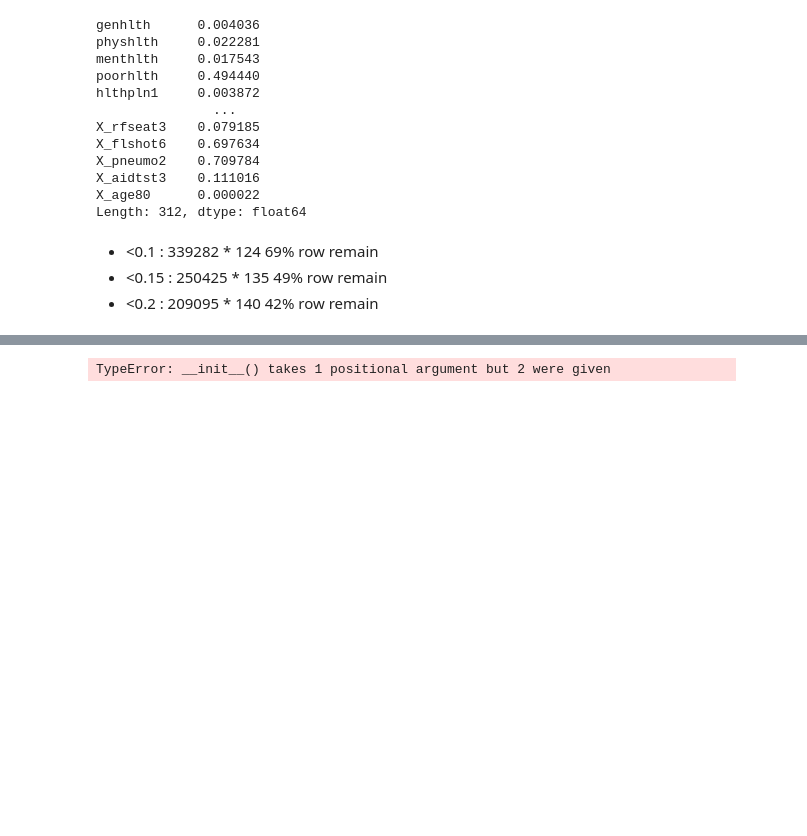
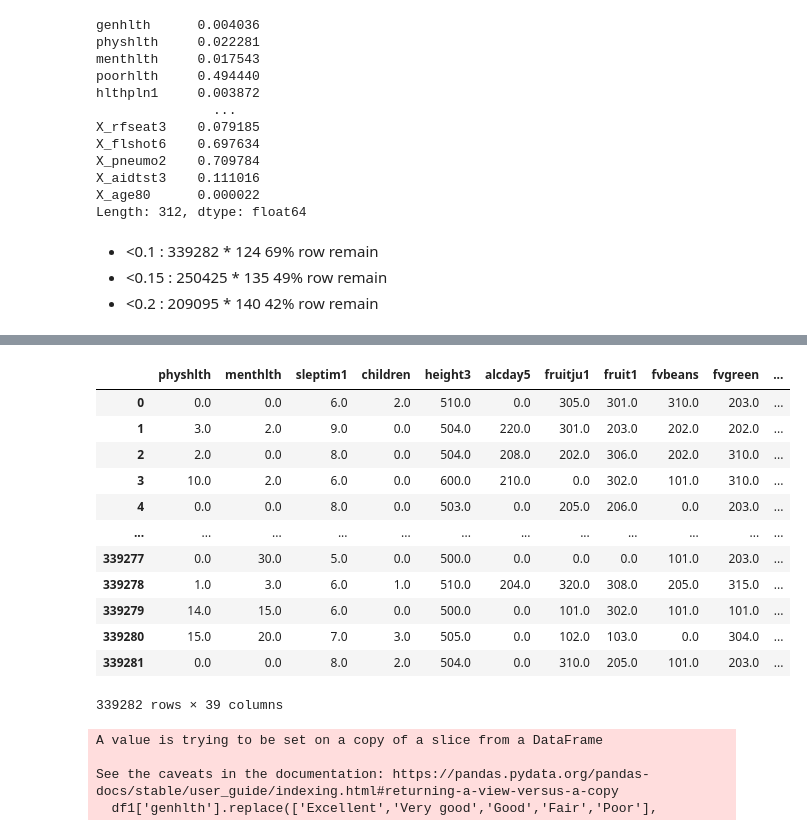
Before and after one commit to alicewuhhh/Health-Survey-Risk-Factors, a Jupyter notebook: Final_Project_Health_Survey_Risk.ipynb, the cells around one changed output, grey strips where cells are left out. Cells and saved outputs as stored; diff of their text form; code cells hidden in the pictures; blank space fills up the shorter version.

```diff
--- a/Final_Project_Health_Survey_Risk.ipynb
+++ b/Final_Project_Health_Survey_Risk.ipynb
@@ -61,2 +82,2 @@ See the caveats in the documentation: https://pandas.pydata.org/pandas-docs/stab
 # %%
-df1.reset_index(inplace=True)
+df1.columns[df1.stack().str.contains('Yes').any(level=1)]
@@ -63,4 +93,27 @@ df1.reset_index(inplace=True)
+# %%
+numerics = ['int16', 'int32', 'int64', 'float16', 'float32', 'float64']
+df1.select_dtypes(include=numerics)
+# %% [output]
+|  | physhlth | menthlth | sleptim1 | children | height3 | alcday5 | fruitju1 | fruit1 | fvbeans | fvgreen | ... |
+| 0 | 0.0 | 0.0 | 6.0 | 2.0 | 510.0 | 0.0 | 305.0 | 301.0 | 310.0 | 203.0 | ... |
+| 1 | 3.0 | 2.0 | 9.0 | 0.0 | 504.0 | 220.0 | 301.0 | 203.0 | 202.0 | 202.0 | ... |
+| 2 | 2.0 | 0.0 | 8.0 | 0.0 | 504.0 | 208.0 | 202.0 | 306.0 | 202.0 | 310.0 | ... |
+| 3 | 10.0 | 2.0 | 6.0 | 0.0 | 600.0 | 210.0 | 0.0 | 302.0 | 101.0 | 310.0 | ... |
+| 4 | 0.0 | 0.0 | 8.0 | 0.0 | 503.0 | 0.0 | 205.0 | 206.0 | 0.0 | 203.0 | ... |
+| ... | ... | ... | ... | ... | ... | ... | ... | ... | ... | ... | ... |
+| 339277 | 0.0 | 30.0 | 5.0 | 0.0 | 500.0 | 0.0 | 0.0 | 0.0 | 101.0 | 203.0 | ... |
+| 339278 | 1.0 | 3.0 | 6.0 | 1.0 | 510.0 | 204.0 | 320.0 | 308.0 | 205.0 | 315.0 | ... |
+| 339279 | 14.0 | 15.0 | 6.0 | 0.0 | 500.0 | 0.0 | 101.0 | 302.0 | 101.0 | 101.0 | ... |
+| 339280 | 15.0 | 20.0 | 7.0 | 3.0 | 505.0 | 0.0 | 102.0 | 103.0 | 0.0 | 304.0 | ... |
+| 339281 | 0.0 | 0.0 | 8.0 | 2.0 | 504.0 | 0.0 | 310.0 | 205.0 | 101.0 | 203.0 | ... |
+339282 rows × 39 columns
 # %%
-OneHotEncoder(df1)
+#OneHotEncoder(df1)
-# %% [output]
-TypeError: __init__() takes 1 positional argument but 2 were given
+# %%
+df1['genhlth'].replace(['Excellent','Very good','Good','Fair','Poor'],
+                        [1,2,3,4,5], inplace=True)
+# %% [output]
+A value is trying to be set on a copy of a slice from a DataFrame
+
+See the caveats in the documentation: https://pandas.pydata.org/pandas-docs/stable/user_guide/indexing.html#returning-a-view-versus-a-copy
+  df1['genhlth'].replace(['Excellent','Very good','Good','Fair','Poor'],
```
Also changed, not shown: parts of 20 cells of this notebook.
